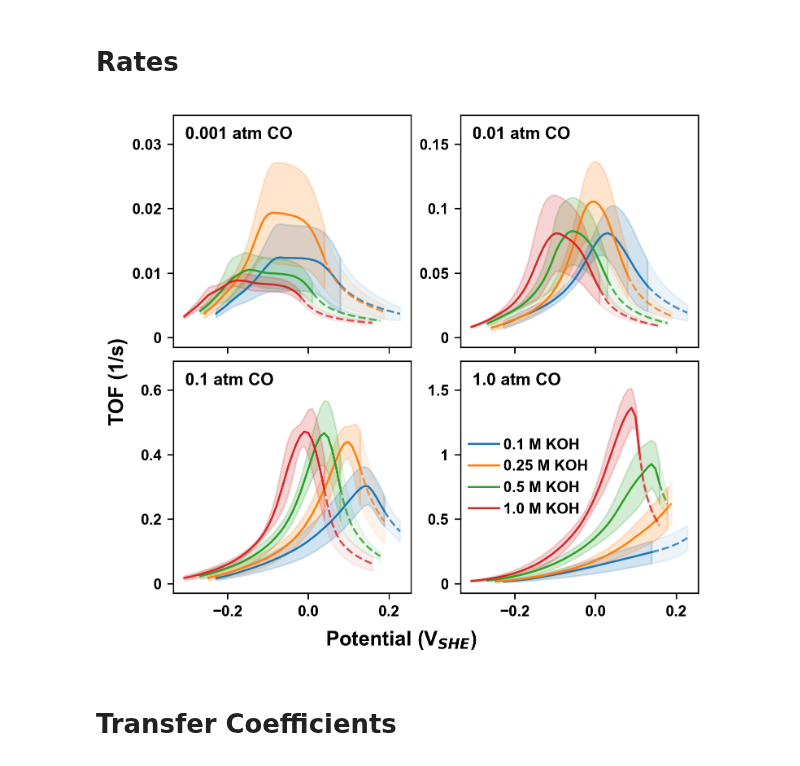
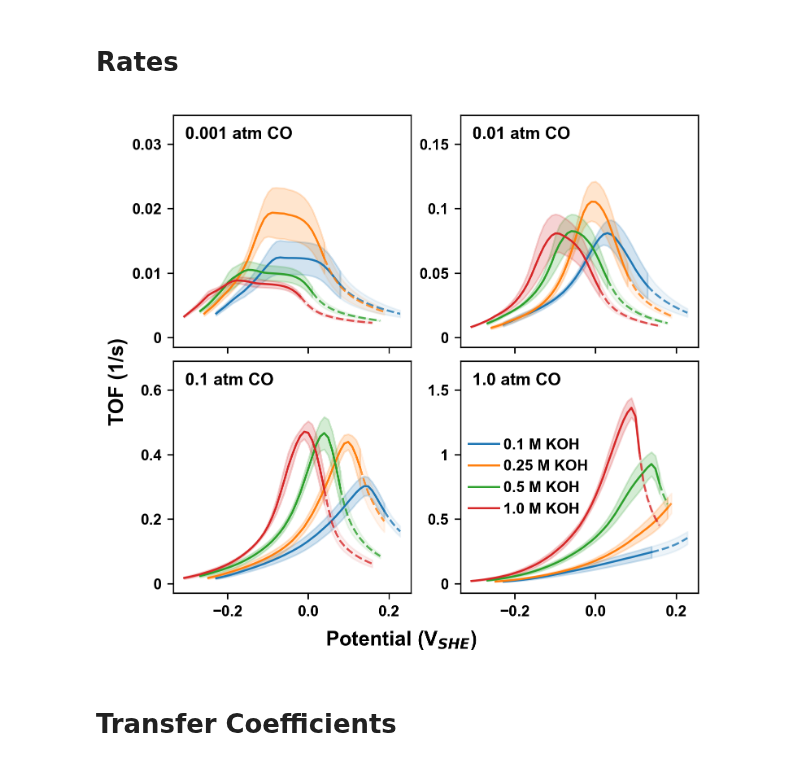
Before and after one commit to awasthivarun/MKM, a Jupyter notebook: CO_oxidation/_trash/Pt100_KOH_mean/preprocessing.ipynb, the cells around one changed output. Saved outputs shown, nothing was run; the diff lists cells and outputs as text; code cells hidden in the pictures.

```diff
--- a/CO_oxidation/Pt100_KOH_raw/preprocessing.ipynb
+++ b/CO_oxidation/_trash/Pt100_KOH_mean/preprocessing.ipynb
@@ -127,9 +127,9 @@ for P_CO in P_CO_list:
         experiments_mean[(C_KOH, P_CO)] = {
             'truncated_E': E_final,
             'truncated_rate': np.mean(rate_mat, axis=0),
-            'truncated_rate_SD': np.std(rate_mat, axis=0, ddof=1),
+            'truncated_rate_SD': np.std(rate_mat, axis=0, ddof=1) / np.sqrt(len(trials)),  # SEM not SD
             'truncated_log_rate': np.mean(log_rate_mat, axis=0),
-            'truncated_log_rate_SD': np.std(log_rate_mat, axis=0, ddof=1),
+            'truncated_log_rate_SD': np.std(log_rate_mat, axis=0, ddof=1) / np.sqrt(len(trials)),
             'truncated_rate_matrix': rate_mat,
             'E': E_grid_SHE,
             'rate': np.mean(rate_fulls, axis=0),
@@ -158,36 +158,36 @@ for i, (ax, title_str) in enumerate(zip(axes, titles)):
         color = line.get_color()
         ax.fill_between(
             d['truncated_E'],
             d['truncated_rate'] - d['truncated_rate_SD'],
             d['truncated_rate'] + d['truncated_rate_SD'],
             color=color,
             alpha=0.2,
         )
 
         # Dashed = truncated-off tail (untruncated data beyond truncated_E)
         mask = d['E'] >= np.max(d['truncated_E'])
         E_t, r_t = d['E'][mask], d['rate'][mask]
-        err_t = d['rate_SD'][mask]
+        err_t = d['rate_SD'][mask] / np.sqrt(len(trials))
 
         ax.plot(E_t, r_t, color=color, lw=1.2, ls='--', alpha=0.8)
         ax.fill_between(E_t, r_t - err_t, r_t + err_t, color=color, alpha=0.08)
 
     ticks = [0, y_max / 3, 2 * y_max / 3, y_max]
     ax.set_yticks(ticks)
     ax.set_yticklabels([f'{v:.3g}' for v in ticks])
     ax.set_ylim(-0.05 * y_max, y_max + (0.15 * y_max))
     ax.tick_params(labelsize=9)
     ax.text(0.05, 0.95, title_str, transform=ax.transAxes, fontsize=10, fontweight='bold', va='top')
     if i == 3:
         ax.legend(fontsize=9, frameon=False, loc='center left')
 
 fig.supxlabel(r'Potential (V$_{SHE}$)', fontsize=12, fontweight='bold')
 fig.supylabel('TOF (1/s)', fontsize=12, fontweight='bold')
 plt.tight_layout(pad=0.4)
-# plt.savefig('fig_Pt100_KOH_TOF.svg', dpi=300)
+plt.savefig('fig_Pt100_KOH_TOF.svg', dpi=300)
 plt.show()
 # %% [output]
-[figure, old version]
+[figure, new version]
 # %%
 # Load Todd's alpha data + classification
 
```
Also changed, not shown: parts of 3 cells of this notebook, 25 other files.
